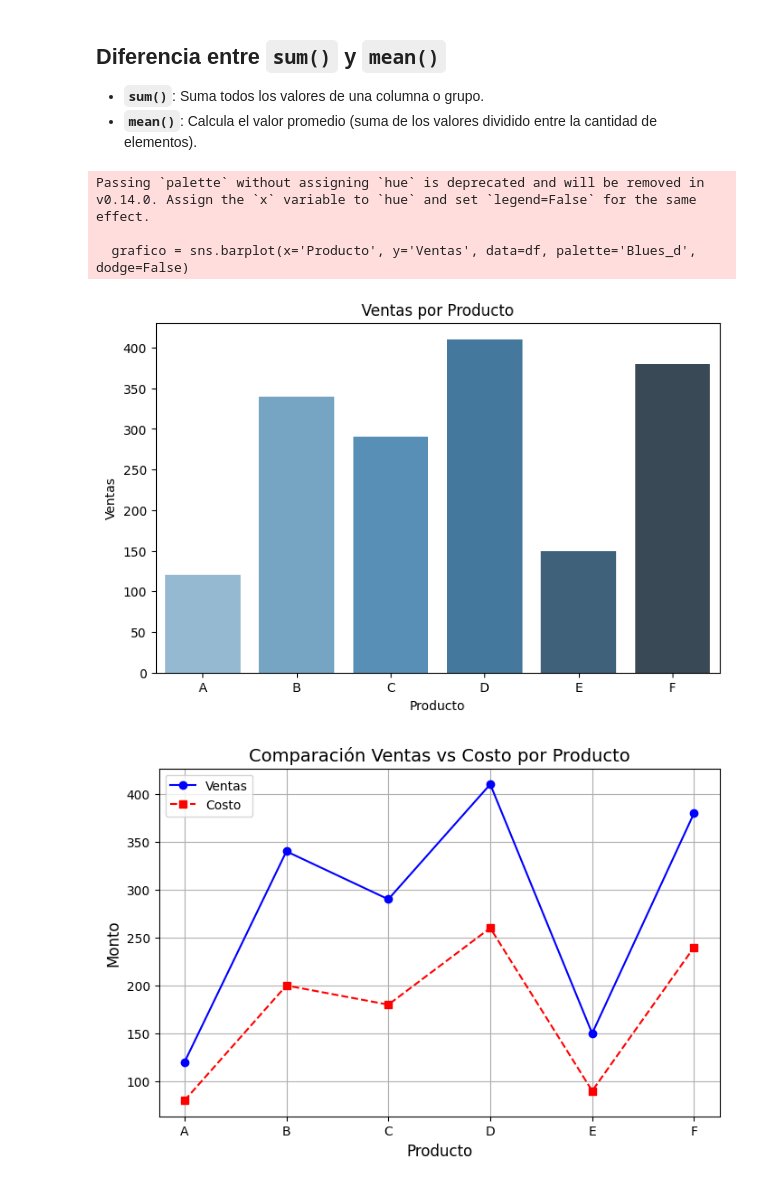
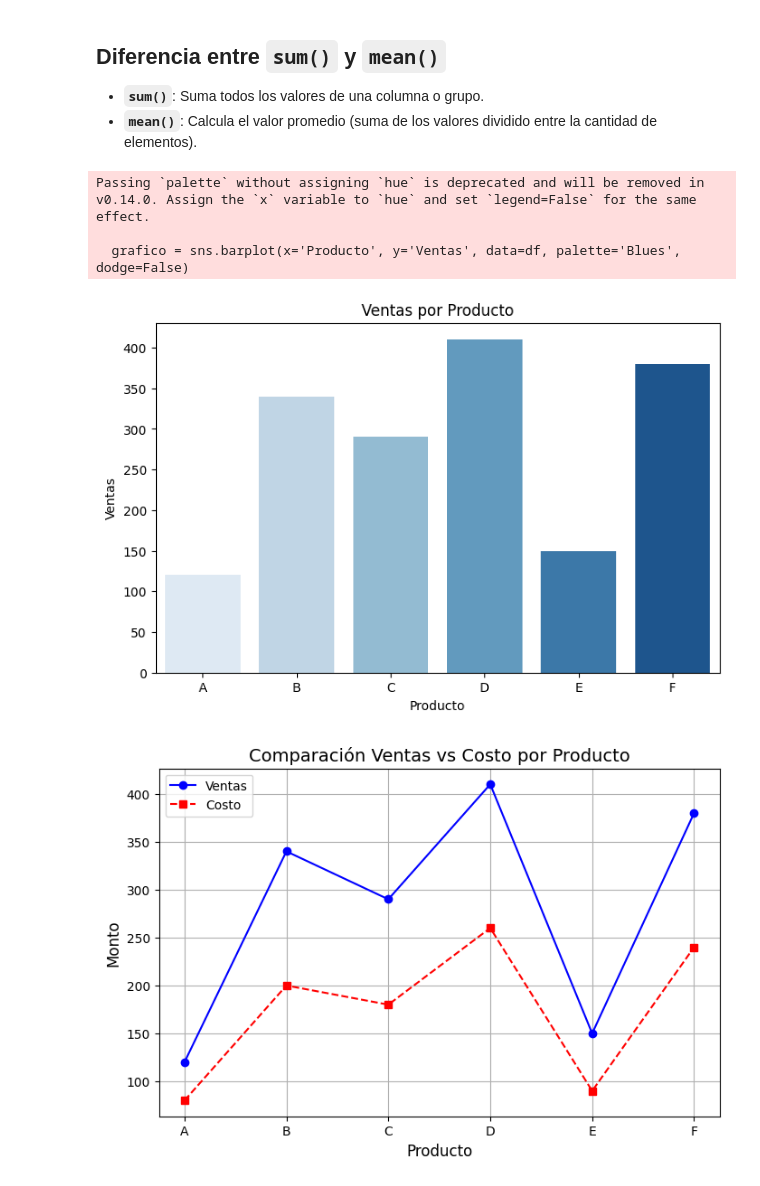
Before and after one commit to BPinzon13/Entregables_2, a Jupyter notebook: analisis_venta.ipynb, the cells around one changed output. Saved outputs shown, nothing was run; the diff lists cells and outputs as text; code cells hidden in the pictures.

```diff
--- a/analisis_venta.ipynb
+++ b/analisis_venta.ipynb
@@ -100,16 +100,16 @@ resumen_mes
 - **`mean()`**: Calcula el valor promedio (suma de los valores dividido entre la cantidad de elementos).
 # %%
 plt.figure(figsize=(8,5))
-grafico = sns.barplot(x='Producto', y='Ventas', data=df, palette='Blues_d', dodge=False)
+grafico = sns.barplot(x='Producto', y='Ventas', data=df, palette='Blues', dodge=False)
 plt.title('Ventas por Producto')
 plt.xlabel('Producto')
 plt.ylabel('Ventas')
 plt.show()
 # %% [output]
 Passing `palette` without assigning `hue` is deprecated and will be removed in v0.14.0. Assign the `x` variable to `hue` and set `legend=False` for the same effect.
 
-  grafico = sns.barplot(x='Producto', y='Ventas', data=df, palette='Blues_d', dodge=False)
+  grafico = sns.barplot(x='Producto', y='Ventas', data=df, palette='Blues', dodge=False)
-[figure, old version]
+[figure, new version]
 # %%
 import matplotlib.pyplot as plt
 
```
Also changed, not shown: parts of 1 cell of this notebook.
